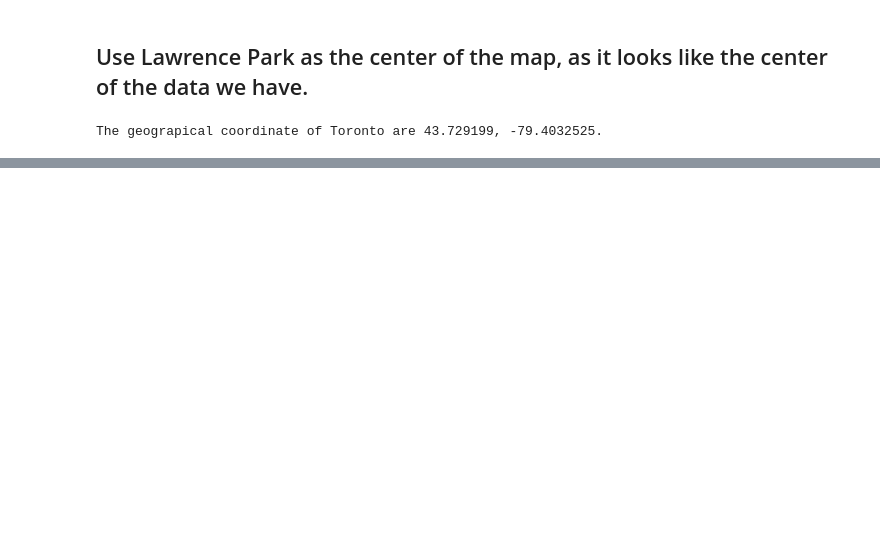
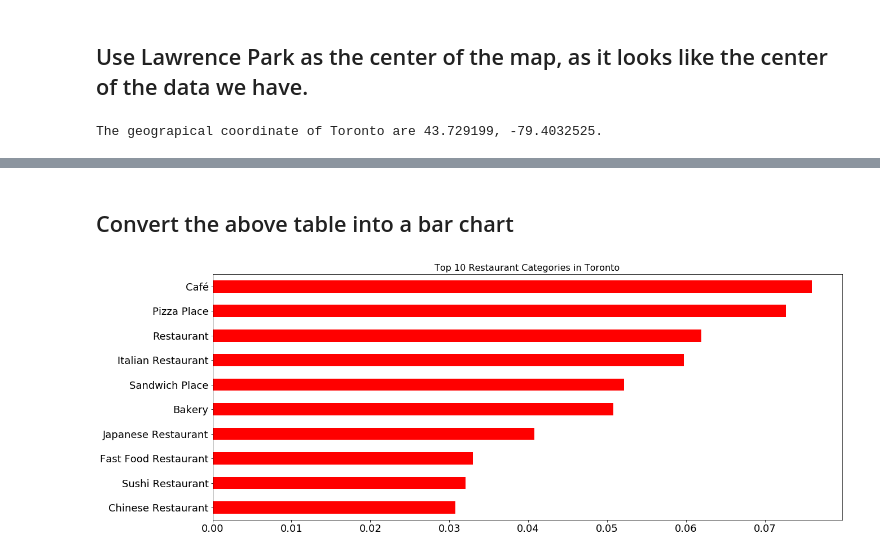
Before and after one commit to LangQian/Coursera_Capstone, a Jupyter notebook: Applied Data Science Capstone.ipynb, the cells around one changed output, grey strips where cells are left out. Cells and saved outputs as stored; diff of their text form; code cells hidden in the pictures; blank space fills up the shorter version.

```diff
--- a/Applied Data Science Capstone.ipynb
+++ b/Applied Data Science Capstone.ipynb
@@ -181,8 +178,0 @@ map_toronto
-# %%
-CLIENT_ID = '4ASKEIB5I2KXBAECJ4YVHIJTFOZ3NQUXHDFRCSF42RTCQ5IC'
-CLIENT_SECRET = 'PNLW2FDRBJEAM4AUXHVF3LIV02SMUBUSTOBNDUDFU31FZ5R4'
-VERSION = '20180605'
-LIMIT = 100
-radius = 500
-import json
-import requests
@@ -481,0 +181,8 @@ toronto_merged.loc[toronto_merged['Cluster Labels'] == 4, toronto_merged.columns
+# %%
+CLIENT_ID = '4ASKEIB5I2KXBAECJ4YVHIJTFOZ3NQUXHDFRCSF42RTCQ5IC'
+CLIENT_SECRET = 'PNLW2FDRBJEAM4AUXHVF3LIV02SMUBUSTOBNDUDFU31FZ5R4'
+VERSION = '20180605'
+SECTION = 'food'
+LIMIT = 50
+import json
+import requests
@@ -481,0 +230,6 @@ toronto_merged.loc[toronto_merged['Cluster Labels'] == 4, toronto_merged.columns
+# %%
+toronto_restaurants = getNearbyRestaurants(names=neighborhoods['Neighborhood'],
+                                   latitudes=neighborhoods['Latitude'],
+                                   longitudes=neighborhoods['Longitude']
+                                  )
+toronto_restaurants
@@ -481,0 +304,13 @@ toronto_merged.loc[toronto_merged['Cluster Labels'] == 4, toronto_merged.columns
+# %% [markdown]
+## Convert the above table into a bar chart
+# %%
+import matplotlib as mpl
+import matplotlib.pyplot as plt
+mpl.rcParams['axes.spines.left'] = True
+mpl.rcParams['axes.spines.right'] = True
+mpl.rcParams['axes.spines.top'] = True
+pd.Series(toronto_restaurants['Main Category']).value_counts(normalize=True, ascending=True).tail(10).plot(kind='barh', figsize=(20, 8), color="#FF0000", fontsize=18)
+plt.title("Top 10 Restaurant Categories in Toronto", fontsize=16)
+plt.show()
+# %% [output]
+[figure, added]
```
Also changed, not shown: parts of 79 cells of this notebook.
